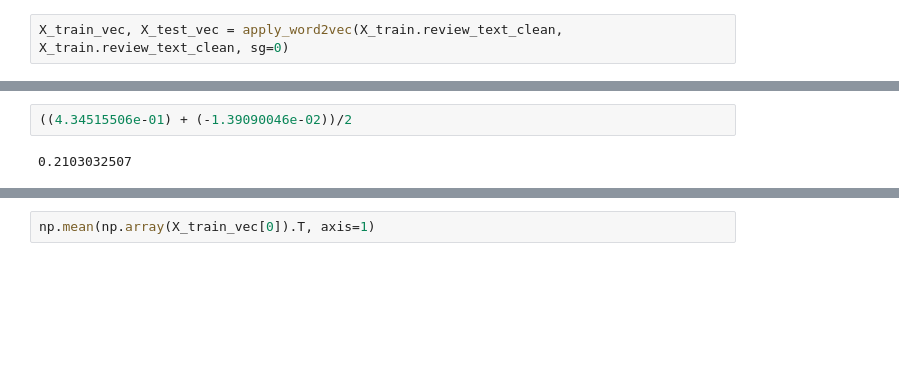
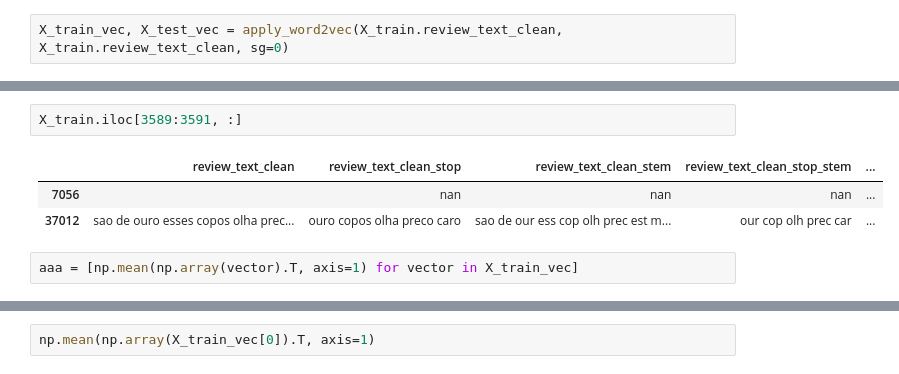
Before and after one commit to rdemarqui/sentiment_analysis, a Jupyter notebook: 02 Vectorization.ipynb, the cells around one changed output, grey strips where cells are left out. Saved outputs shown, nothing was run; the diff lists cells and outputs as text; blank space fills up the shorter version.

```diff
--- a/02 Vectorization.ipynb
+++ b/02 Vectorization.ipynb
@@ -229,4 +247,8 @@ X_train_vec[0]
-# %%
-((4.34515506e-01) + (-1.39090046e-02))/2
-# %% [output]
-0.2103032507
+# %%
+X_train.iloc[3589:3591, :]
+# %% [output]
+|  | review_text_clean | review_text_clean_stop | review_text_clean_stem | review_text_clean_stop_stem | ... |
+| 7056 |  | nan | nan | nan | ... |
+| 37012 | sao de ouro esses copos olha prec... | ouro copos olha preco caro | sao de our ess cop olh prec est m... | our cop olh prec car | ... |
+# %%
+aaa = [np.mean(np.array(vector).T, axis=1) for vector in X_train_vec]
```
Also changed, not shown: parts of 8 cells of this notebook.
